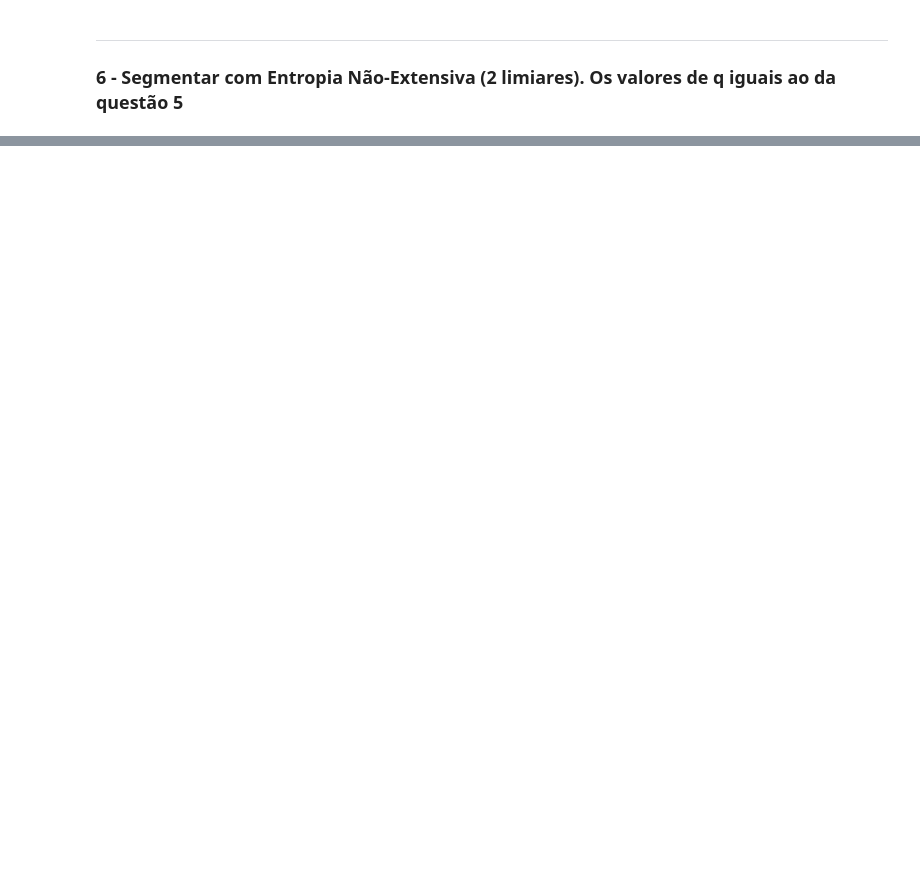
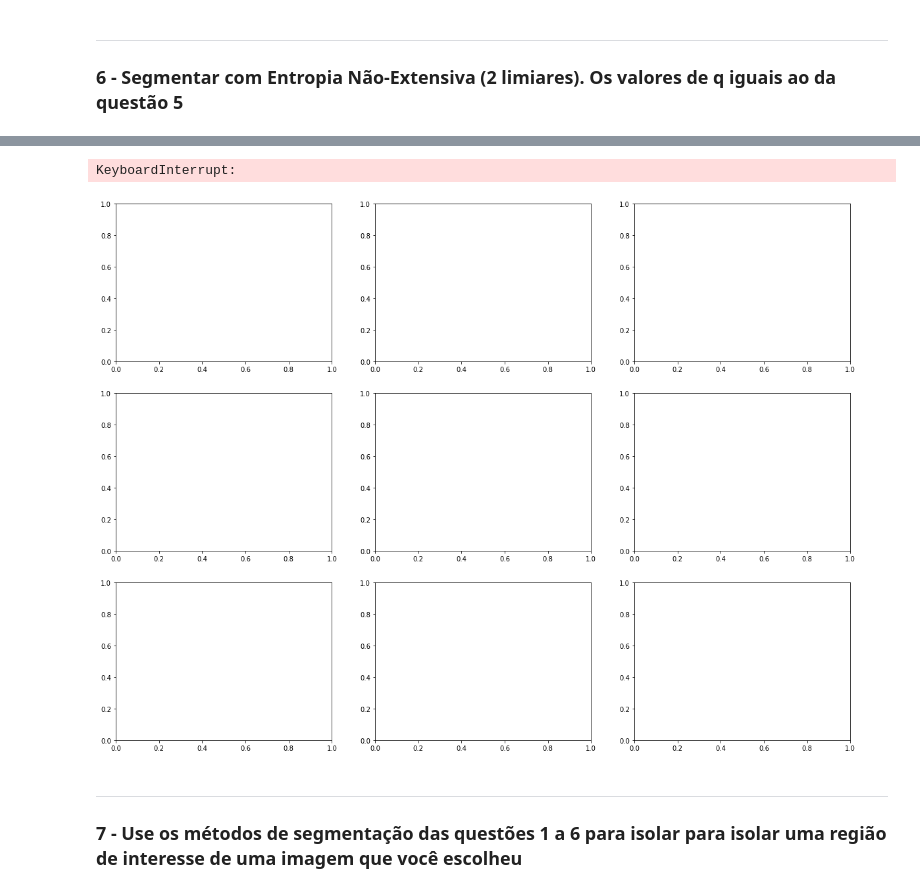
Before and after one commit to phdomingues/FEI-PhD_Masters-Subjects, a Jupyter notebook: ComputerVision/Atv02.ipynb, the cells around one changed output, grey strips where cells are left out. Saved outputs shown, nothing was run; the diff lists cells and outputs as text; code cells hidden in the pictures; blank space fills up the shorter version.

```diff
--- a/ComputerVision/Atv02.ipynb
+++ b/ComputerVision/Atv02.ipynb
@@ -206,0 +220,72 @@ dict_values([0.1886792452216019, 0.1886792452216019, 0.18867924528145935, 0.1886
+# %%
+def img_tsallis_entropy(img_histogram, q, verbose=False):
+    entropies = {}
+    for i in range(1,254): # Inicio em dois pois nos slices do python o valor antes dos : não é inclusivo (ex :2 significa todos os valores até o indice 1)
+        for j in range(i, 255):
+            # Divide o histograma em dois
+            hist_A = img_histogram[:i]
+            hist_B = img_histogram[i:j]
+            hist_C = img_histogram[j:]
+            # Funcao Distribuicao de Probabilidade
+            if sum(hist_A) > 0:
+                # Gera a distribuicao do histograma, necessario apenas para usar a biblioteca
+                pdf_A = (hist_A/sum(hist_A))
+                # Encontra a entropia maxima (q=0)
+                dist_A = Distribution({f'{i:08b}': pdf_A[i] for i in range(len(pdf_A))})
+                # Encontra a entropia para o q fornecido (em cada lado)
+                #Smax_A = tsallis_entropy(dist_A, 0)
+                # Encontra a entropia total
+                entropy_A = tsallis_entropy(dist_A, q)
+                entropy_A = entropy_A if not np.isnan(entropy_A) else 0
+            else:
+                entropy_A = 0
+            if sum(hist_B) > 0:
+                pdf_B = (hist_B/sum(hist_B))
+                dist_B = Distribution({f'{i:08b}': pdf_B[i] for i in range(len(pdf_B))})
+                #Smax_B = tsallis_entropy(dist_B, 0)
+                entropy_B = tsallis_entropy(dist_B, q)
+                entropy_B = entropy_B if not np.isnan(entropy_B) else 0
+            else:
+                entropy_B = 0
+            if sum(hist_C) > 0:
+                pdf_C = (hist_C/sum(hist_C))
+                dist_C = Distribution({f'{i:08b}': pdf_C[i] for i in range(len(pdf_C))})
+                #Smax_C = tsallis_entropy(dist_C, 0)
+                entropy_C = tsallis_entropy(dist_C, q)
+                entropy_C = entropy_C if not np.isnan(entropy_C) else 0
+            else:
+                entropy_C = 0
+            idx = f'{i}/{j}'
+            entropies[idx] = entropy_A + entropy_B + (1-q)*entropy_A*entropy_B
+            entropies[idx] = entropies[idx] + entropy_C + (1-q)*entropies[idx]*entropy_C
+            if verbose:
+                # Imprime uma tabela de valores
+                print(f"q = {q:<3} | i = {i:<3} | j = {j:<3} | S(A) = {entropy_A:<8.5f} | S(B) = {entropy_B:.5f} | S(C) = {entropy_C:.5f} | Sq = {entropies[i]:.5f}")
+    # Filtra valores nan (resultados de divisao por zero)
+    # entropies = {key: value for key, value in entropies.items() if not np.isnan(value)}
+    # Encontra o melhor threshold (menor entropia total)
+    best_thresholds = max(entropies, key=entropies.get)
+    if verbose:
+        print(f"Resultado (q={q}): \n  - Entropia = {entropies[best_thresholds]:.5f};\n  - Threshold = {best_thresholds}")
+    return (best_thresholds, entropies)
+
+fig, axs = plt.subplots(
+    3, # Rows
+    3, # Cols
+    figsize=(20,15))
+for q, ax in zip((0.5, 0.9999, 2), axs):
+    best_thresholds, entropies = img_tsallis_entropy(img_histogram, q, False)
+    best_threshold_value = list(map(int, best_thresholds.split('/')))
+    ax[0].set_title(f"q = {q}")
+    show_image(apply_threshold(img, [best_threshold_value]), ax=ax[0])
+    plot_histogram(img_histogram, thresholds=[best_threshold_value[0]], ax=ax[1])
+    # ax[2].plot(entropies.keys(), entropies.values())
+    # ax[2].set_xlabel("Threshold")
+    # ax[2].set_ylabel("Entropia")
+# %% [output]
+KeyboardInterrupt:
+[figure, added]
+# %% [markdown]
+---
+
+### 7 - Use os métodos  de  segmentação das questões  1 a  6 para isolar  para  isolar uma  região de interesse de uma imagem que você escolheu
```
Also changed, not shown: parts of 19 cells of this notebook, 1 other file.
